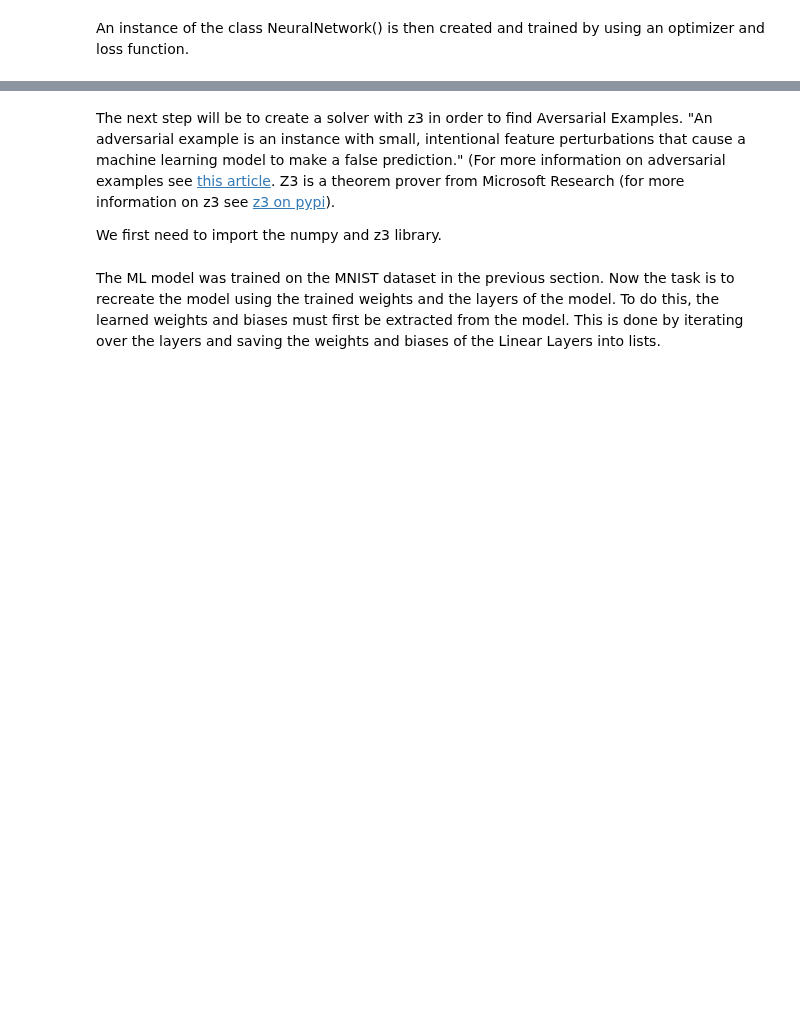
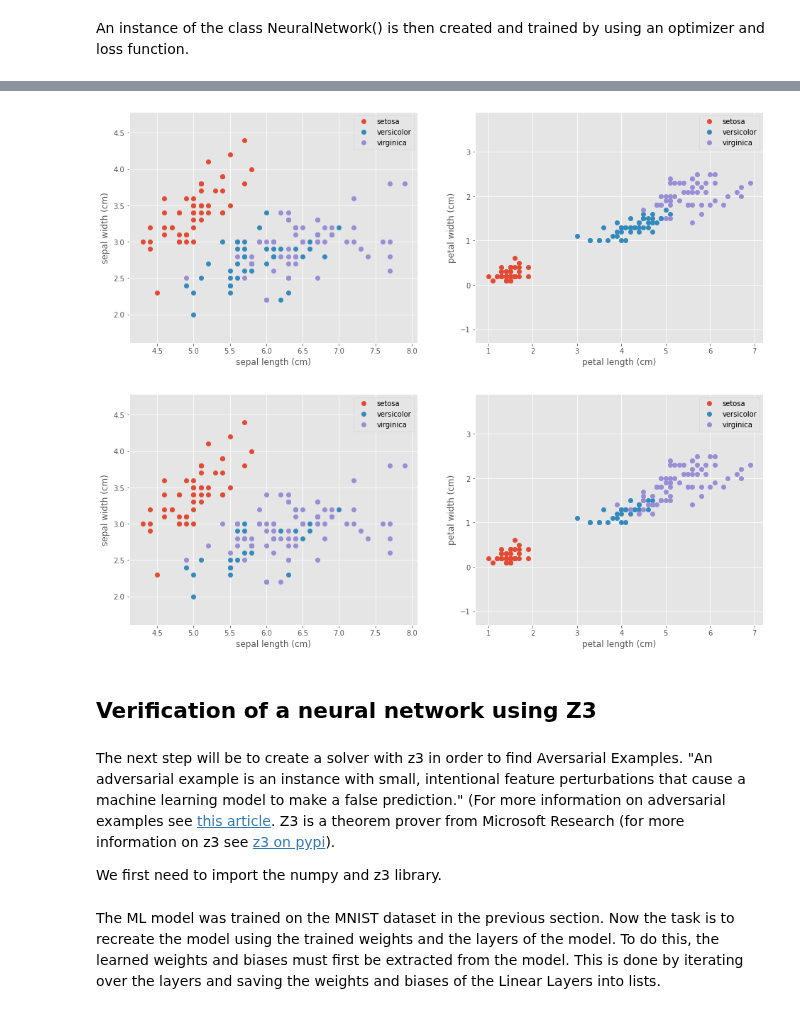
Before and after one commit to DDiekmann/Applied-Verification-Lab-Neural-Networks, a Jupyter notebook: Tutorials/adversarial_example_iris_tutorial.ipynb, the cells around one changed output, grey strips where cells are left out. Saved outputs shown, nothing was run; the diff lists cells and outputs as text; code cells hidden in the pictures; blank space fills up the shorter version.

```diff
--- a/Tutorials/adversarial_example_iris_tutorial.ipynb
+++ b/Tutorials/adversarial_example_iris_tutorial.ipynb
@@ -109,12 +146,14 @@ print(f"Using {device} device")
 
 # Define model
 class NeuralNetwork(nn.Module):
-    def __init__(self):
+    def __init__(self, input_dim, output_dim, number_of_neurons):
         super(NeuralNetwork, self).__init__()
         self.linear_relu_stack = nn.Sequential(
-            nn.Linear(4, 12),
+            nn.Linear(input_dim, number_of_neurons),
             nn.ReLU(),
-            nn.Linear(12, 3)
+            nn.Linear(number_of_neurons, number_of_neurons),
+            nn.ReLU(),
+            nn.Linear(number_of_neurons, output_dim),
         )
 
     def forward(self, x):
@@ -181,0 +213,23 @@ NeuralNetwork(
+# %%
+def train_model(model, epochs):
+  loss_fn = nn.CrossEntropyLoss()
+  optimizer = torch.optim.Adam(model.parameters(), lr=1e-3)
+
+
+  loss_list     = np.zeros((epochs,))
+  accuracy_list = np.zeros((epochs,))
+
+  for epoch in tqdm.trange(epochs):
+    loss_list[epoch] = train(X_train, y_train, model, loss_fn, optimizer)
+    correct, test_loss = test(X_test, y_test, model, loss_fn)
+    accuracy_list[epoch] = correct
+
+  print()
+  print("Done. Accuracy:", accuracy_list[-1])
+# %%
+torch.manual_seed(42)
+
+model = NeuralNetwork(input_dim=X_train.shape[1], output_dim=3, number_of_neurons=20).to(device)
+print(model)
+
+train_model(model, epochs=100)
@@ -182,3 +247,11 @@ NeuralNetwork(
+# %%
+show_plots(X, y)
+show_plots(X, predict(X, model))
+# %% [output]
+[figure, added]
+[figure, added]
+# %% [markdown]
+## Verification of a neural network using Z3
 # %% [markdown]
 The next step will be to create a solver with z3 in order to find Aversarial Examples. "An adversarial example is an instance with small, intentional feature perturbations that cause a machine learning model to make a false prediction." (For more information on adversarial examples see [this article](https://christophm.github.io/interpretable-ml-book/adversarial.html).
 Z3 is a theorem prover from Microsoft Research (for more information on z3 see [z3 on pypi](https://pypi.org/project/z3-solver/)).
```
Also changed, not shown: parts of 36 cells of this notebook.
